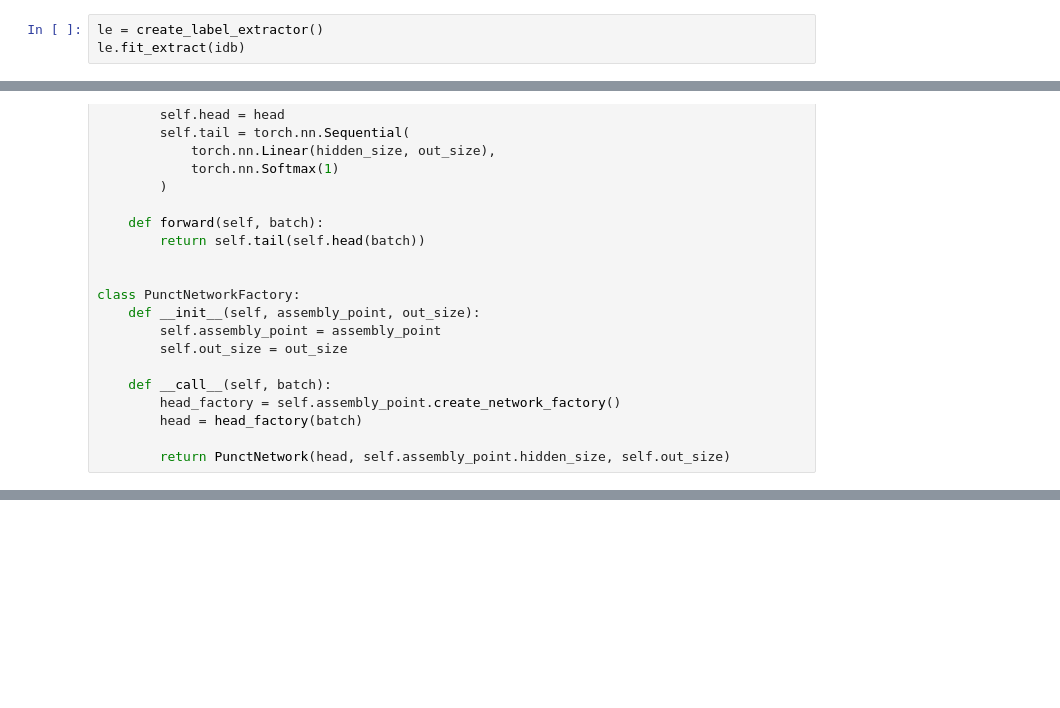
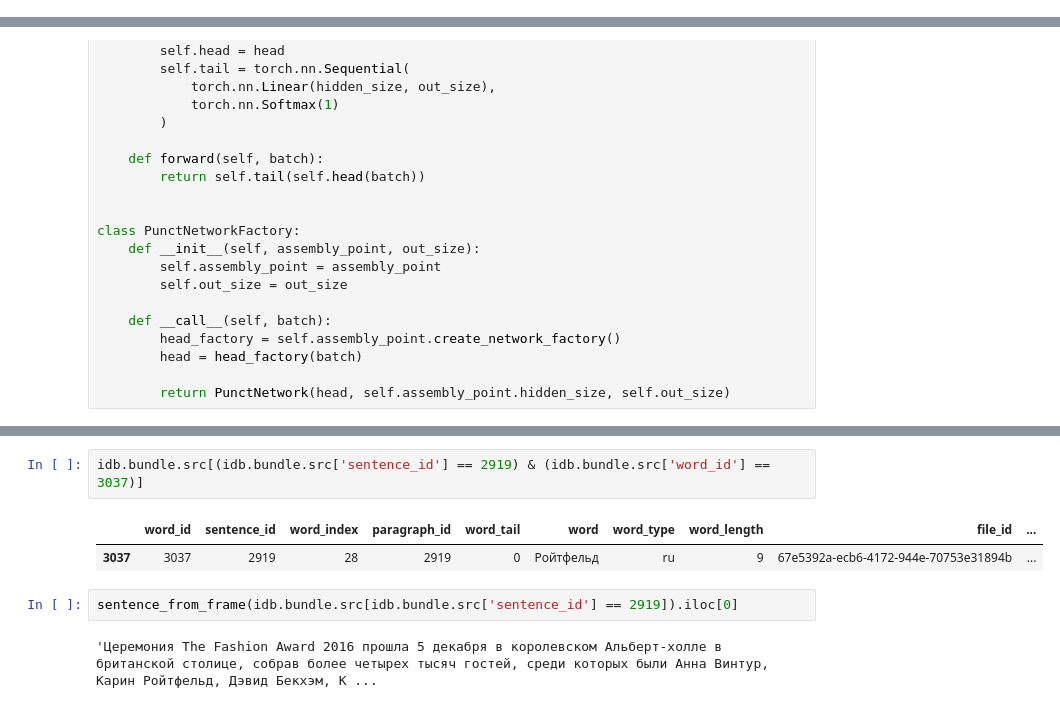
Before and after one commit to okulovsky/grammar_ru, a Jupyter notebook: tg/projects/punct/punct_network.ipynb, the cells around one changed output, grey strips where cells are left out. Drawn from its saved outputs; the diff is of its cells as text; blank space fills up the shorter version.

```diff
--- a/tg/projects/punct/punct_network.ipynb
+++ b/tg/projects/punct/punct_network.ipynb
@@ -75,6 +78,3 @@ def create_label_extractor():
     )
 
     return label_extractor
-# %%
-le = create_label_extractor()
-le.fit_extract(idb)
@@ -220,0 +413,9 @@ disp.plot()
+# %%
+idb.bundle.src[(idb.bundle.src['sentence_id'] == 2919) & (idb.bundle.src['word_id'] == 3037)]
+# %% [output]
+|  | word_id | sentence_id | word_index | paragraph_id | word_tail | word | word_type | word_length | file_id | ... |
+| 3037 | 3037 | 2919 | 28 | 2919 | 0 | Ройтфельд | ru | 9 | 67e5392a-ecb6-4172-944e-70753e31894b | ... |
+# %%
+sentence_from_frame(idb.bundle.src[idb.bundle.src['sentence_id'] == 2919]).iloc[0]
+# %% [output]
+'Церемония The Fashion Award 2016 прошла 5 декабря в королевском Альберт-холле в британской столице, собрав более четырех тысяч гостей, среди которых были Анна Винтур, Карин Ройтфельд, Дэвид Бекхэм, К ...
```
Also changed, not shown: parts of 31 cells of this notebook.
